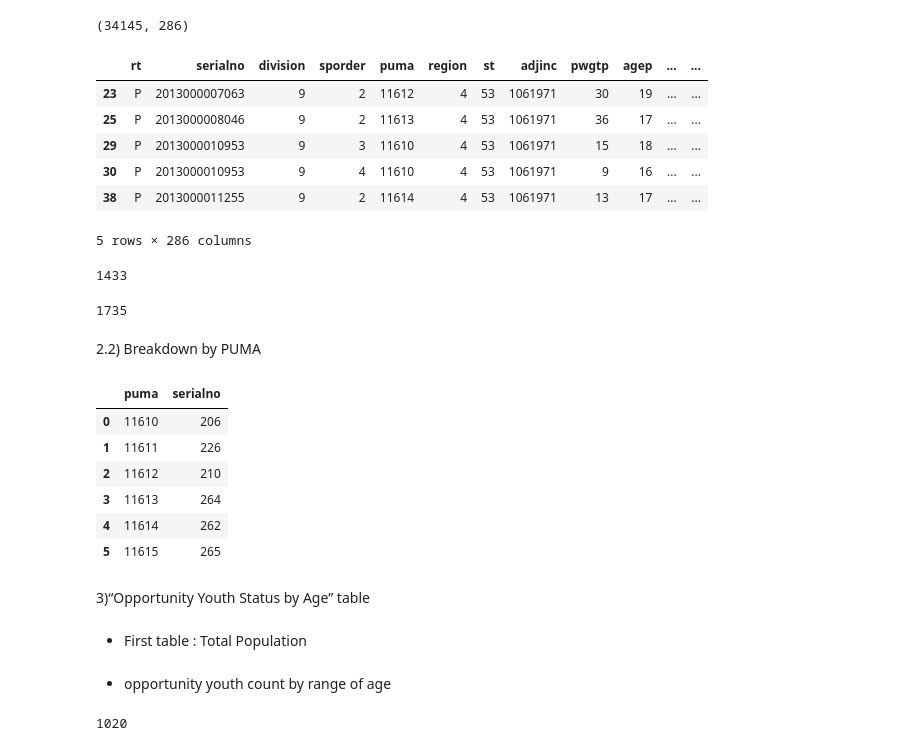
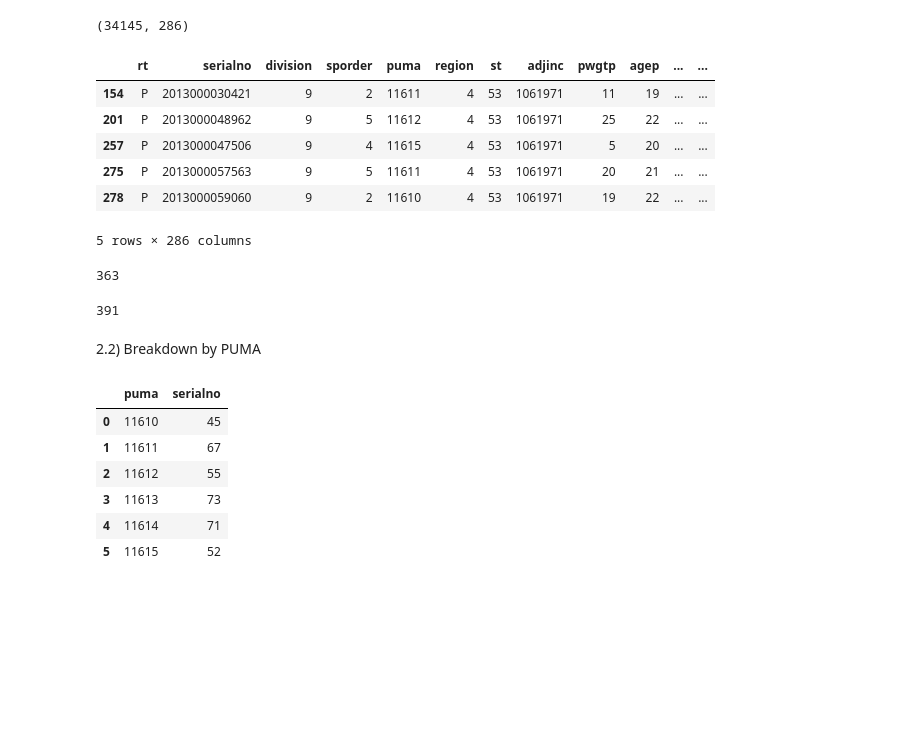
Before and after one commit to soledadmusella/opportunity_youth, a Jupyter notebook: notebooks/project_1.ipynb, the cells around one changed output. Cells and saved outputs as stored; diff of their text form; code cells hidden in the pictures; blank space fills up the shorter version.

```diff
--- a/notebooks/project_1.ipynb
+++ b/notebooks/project_1.ipynb
@@ -102,39 +112,33 @@ df_was2.shape
 # %%
 df_age = df_was2[(df_was2["agep"] >= 16) & (df_was2["agep"] <= 24)]
 # %%
-df_work = df_age[(df_age["esr"] == 3) | (df_age["esr"] == 6)]
+df_work = df_age[((df_age["esr"] == 3) | (df_age["esr"] == 6)) & (df_age["sch"] == 1)]
 df_work.head()
 # %% [output]
 |  | rt | serialno | division | sporder | puma | region | st | adjinc | pwgtp | agep | ... | ... |
-| 23 | P | 2013000007063 | 9 | 2 | 11612 | 4 | 53 | 1061971 | 30 | 19 | ... | ... |
-| 25 | P | 2013000008046 | 9 | 2 | 11613 | 4 | 53 | 1061971 | 36 | 17 | ... | ... |
-| 29 | P | 2013000010953 | 9 | 3 | 11610 | 4 | 53 | 1061971 | 15 | 18 | ... | ... |
-| 30 | P | 2013000010953 | 9 | 4 | 11610 | 4 | 53 | 1061971 | 9 | 16 | ... | ... |
-| 38 | P | 2013000011255 | 9 | 2 | 11614 | 4 | 53 | 1061971 | 13 | 17 | ... | ... |
+| 154 | P | 2013000030421 | 9 | 2 | 11611 | 4 | 53 | 1061971 | 11 | 19 | ... | ... |
+| 201 | P | 2013000048962 | 9 | 5 | 11612 | 4 | 53 | 1061971 | 25 | 22 | ... | ... |
+| 257 | P | 2013000047506 | 9 | 4 | 11615 | 4 | 53 | 1061971 | 5 | 20 | ... | ... |
+| 275 | P | 2013000057563 | 9 | 5 | 11611 | 4 | 53 | 1061971 | 20 | 21 | ... | ... |
+| 278 | P | 2013000059060 | 9 | 2 | 11610 | 4 | 53 | 1061971 | 19 | 22 | ... | ... |
 5 rows × 286 columns
 # %%
 df_work["serialno"].nunique() # need to figured out if serialno is the identifier of the OYs
 # %% [output]
-1433
+363
 # %%
-df_work.shape[0] # add text explaining what is this result
+df_work.shape[0]
 # %% [output]
-1735
+391
 # %% [markdown]
 2.2) Breakdown by PUMA
 # %%
 df_work.groupby(["puma"])['serialno'].nunique().reset_index()
 # %% [output]
 |  | puma | serialno |
-| 0 | 11610 | 206 |
-| 1 | 11611 | 226 |
-| 2 | 11612 | 210 |
-| 3 | 11613 | 264 |
-| 4 | 11614 | 262 |
-| 5 | 11615 | 265 |
+| 0 | 11610 | 45 |
+| 1 | 11611 | 67 |
+| 2 | 11612 | 55 |
+| 3 | 11613 | 73 |
+| 4 | 11614 | 71 |
+| 5 | 11615 | 52 |
-# %% [markdown]
-3)“Opportunity Youth Status by Age” table
-# %% [markdown]
-- First table : Total Population
-# %% [markdown]
-- opportunity youth count by range of age
@@ -143,4 +144,0 @@ df_1618 = df_work[(df_work["agep"]>=16)&(df_work["agep"]<=18)]
-# %%
-df_1618["agep"].count()
-# %% [output]
-1020
```
Also changed, not shown: parts of 63 cells of this notebook, 5 other files.
